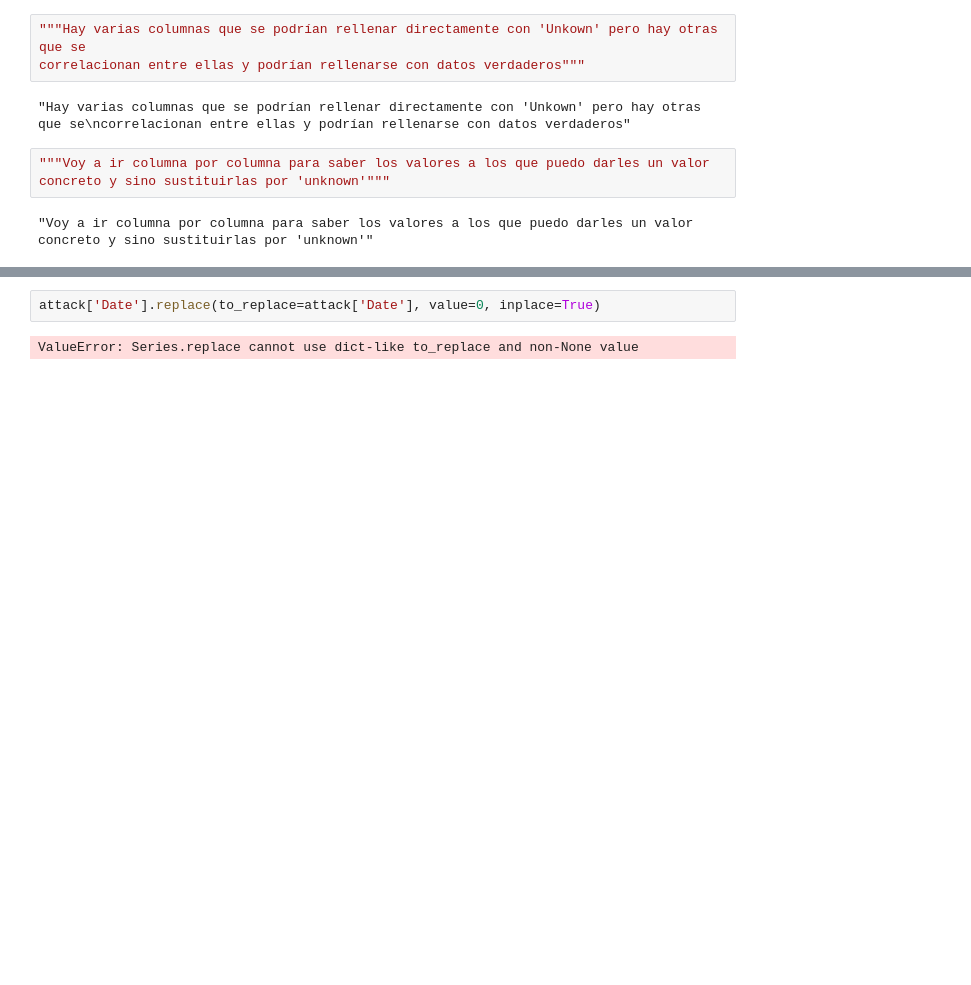
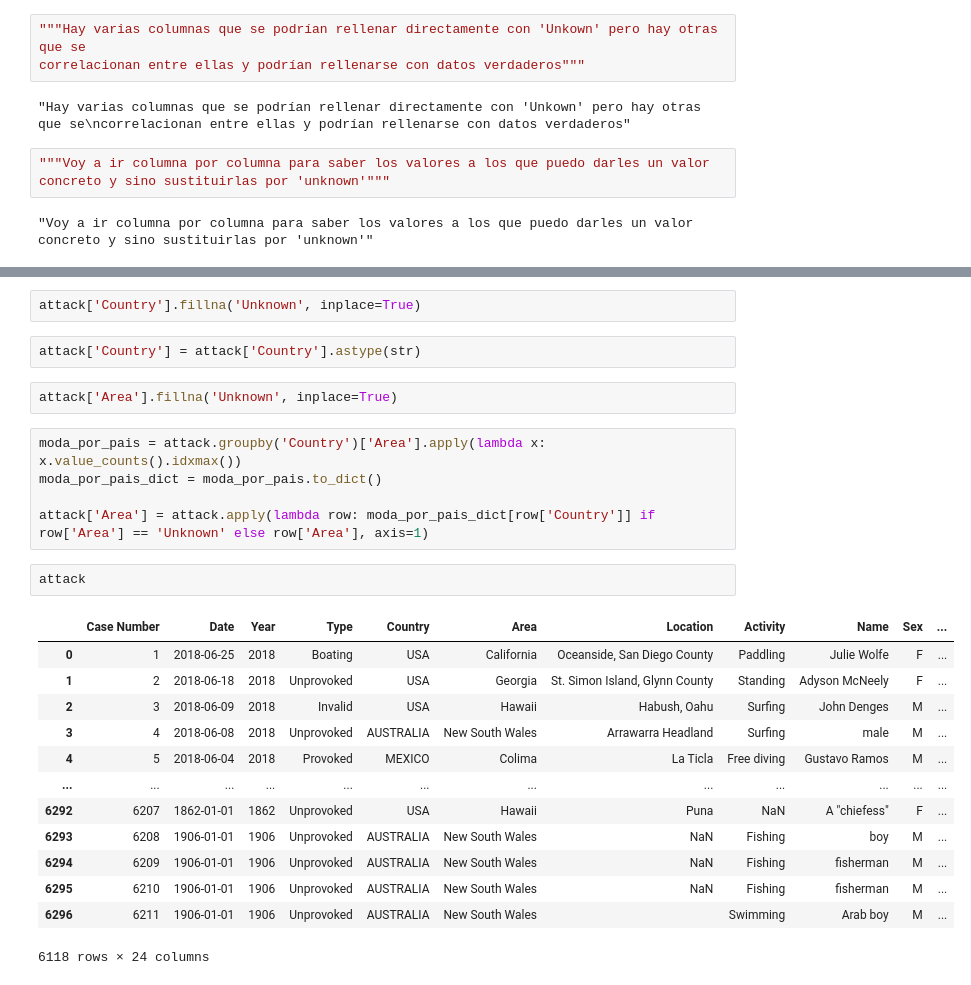
Before and after one commit to crisgo-data/data-cleaning-sharks-attack, a Jupyter notebook: limpieza_sharks.ipynb, the cells around one changed output, grey strips where cells are left out. Cells and saved outputs as stored; diff of their text form; blank space fills up the shorter version.

```diff
--- a/limpieza_sharks.ipynb
+++ b/limpieza_sharks.ipynb
@@ -346,4 +371,27 @@ attack.drop(attack.index[6297:10000])
 # %%
-attack['Date'].replace(to_replace=attack['Date'], value=0, inplace=True)
+attack['Country'].fillna('Unknown', inplace=True)
-# %% [output]
-ValueError: Series.replace cannot use dict-like to_replace and non-None value
+# %%
+attack['Country'] = attack['Country'].astype(str)
+# %%
+attack['Area'].fillna('Unknown', inplace=True)
+# %%
+moda_por_pais = attack.groupby('Country')['Area'].apply(lambda x: x.value_counts().idxmax())
+moda_por_pais_dict = moda_por_pais.to_dict()
+
+attack['Area'] = attack.apply(lambda row: moda_por_pais_dict[row['Country']] if row['Area'] == 'Unknown' else row['Area'], axis=1)
+# %%
+attack
+# %% [output]
+|  | Case Number | Date | Year | Type | Country | Area | Location | Activity | Name | Sex | ... |
+| 0 | 1 | 2018-06-25 | 2018 | Boating | USA | California | Oceanside, San Diego County | Paddling | Julie Wolfe | F | ... |
+| 1 | 2 | 2018-06-18 | 2018 | Unprovoked | USA | Georgia | St. Simon Island, Glynn County | Standing | Adyson McNeely | F | ... |
+| 2 | 3 | 2018-06-09 | 2018 | Invalid | USA | Hawaii | Habush, Oahu | Surfing | John Denges | M | ... |
+| 3 | 4 | 2018-06-08 | 2018 | Unprovoked | AUSTRALIA | New South Wales | Arrawarra Headland | Surfing | male | M | ... |
+| 4 | 5 | 2018-06-04 | 2018 | Provoked | MEXICO | Colima | La Ticla | Free diving | Gustavo Ramos | M | ... |
+| ... | ... | ... | ... | ... | ... | ... | ... | ... | ... | ... | ... |
+| 6292 | 6207 | 1862-01-01 | 1862 | Unprovoked | USA | Hawaii | Puna | NaN | A "chiefess" | F | ... |
+| 6293 | 6208 | 1906-01-01 | 1906 | Unprovoked | AUSTRALIA | New South Wales | NaN | Fishing | boy | M | ... |
+| 6294 | 6209 | 1906-01-01 | 1906 | Unprovoked | AUSTRALIA | New South Wales | NaN | Fishing | fisherman | M | ... |
+| 6295 | 6210 | 1906-01-01 | 1906 | Unprovoked | AUSTRALIA | New South Wales | NaN | Fishing | fisherman | M | ... |
+| 6296 | 6211 | 1906-01-01 | 1906 | Unprovoked | AUSTRALIA | New South Wales |  | Swimming | Arab boy | M | ... |
+6118 rows × 24 columns
```
Also changed, not shown: parts of 24 cells of this notebook.
